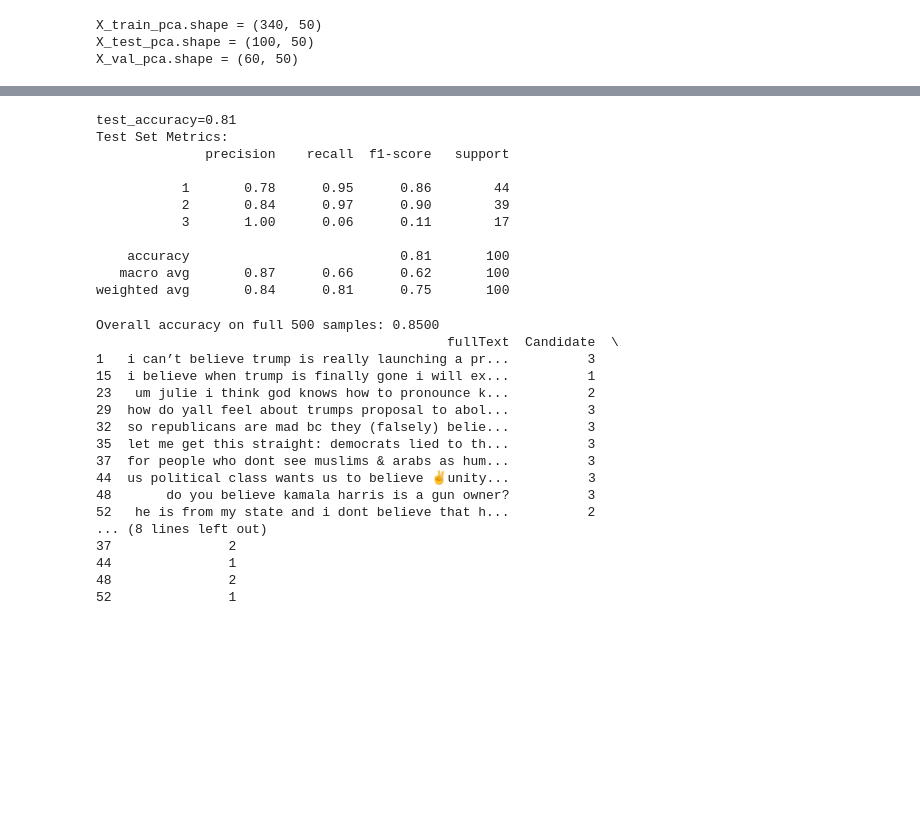
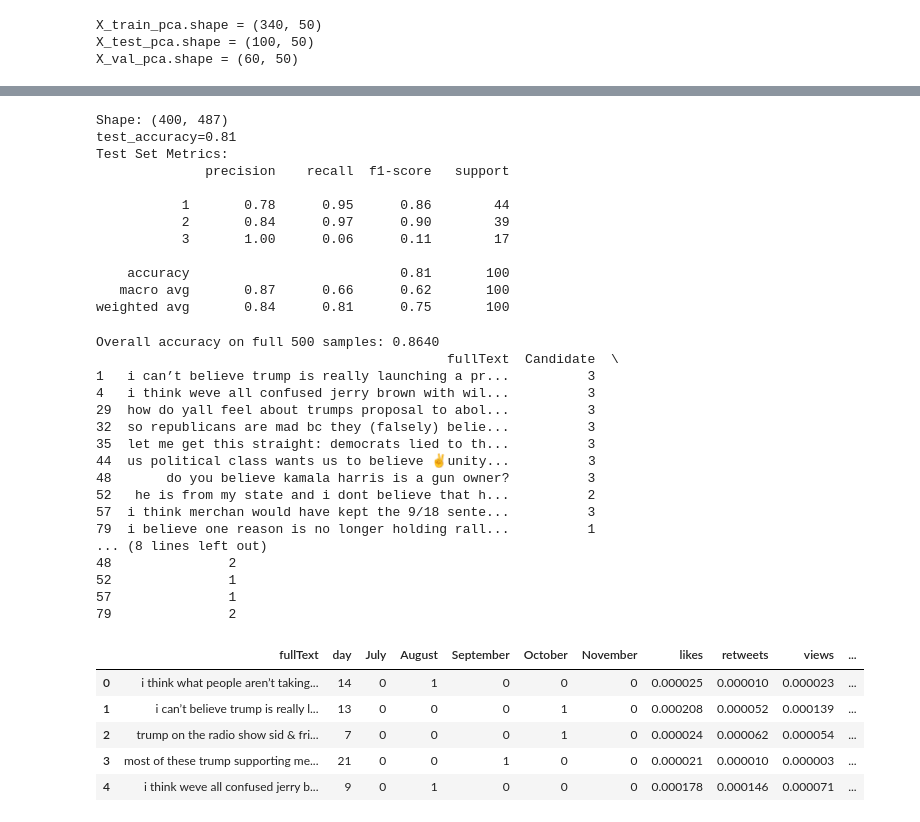
Before and after one commit to avagreyyy4/2024-presidential-election-sentiment-analysis, a Jupyter notebook: Modeling/candidate_randomforest_model.ipynb, the cells around one changed output, grey strips where cells are left out. Drawn from its saved outputs; the diff is of its cells as text; code cells hidden in the pictures; blank space fills up the shorter version.

```diff
--- a/Modeling/candidate_randomforest_model.ipynb
+++ b/Modeling/candidate_randomforest_model.ipynb
@@ -450,13 +403,14 @@ now                                     0.012251
 ########################################
 # STEP 6: Evaluate on test set
 ########################################
-
+X_train_f = pd.concat([X_train, X_val])
+Y_train_f = pd.concat([Y_train, Y_val])
+print("Shape:", X_train_f.shape)
 # WARNING:
 # this code should be run only once;
 # after the hyperparameters have been decided based on the validation performance,
 # then the False can be changed to True to run this code
 if True:
-    model.fit(X_train, Y_train)
     test_accuracy = model.score(X_test, Y_test)
     print(f"test_accuracy={test_accuracy}")
 
@@ -466,6 +420,7 @@ if True:
     print("Test Set Metrics:")
     print(classification_report(Y_test, y_test_pred))
 # %% [output]
+Shape: (400, 487)
 test_accuracy=0.81
 Test Set Metrics:
               precision    recall  f1-score   support
@@ -483,29 +438,35 @@ y_all_pred = model.predict(x_train)
 df_model2 = df_model.reset_index(drop=True)  # Ensure alignment
 df_model2['candidate_pred'] = y_all_pred
 
-df_model2.shape[0]
-df_model2 = df_model2[["fullText", "Candidate", "candidate_pred"]]
-
 accuracy = (df_model2['Candidate'] == df_model2['candidate_pred']).mean()
 print(f"Overall accuracy on full 500 samples: {accuracy:.4f}")
 
 df_mistakes = df_model2[df_model['Candidate'] != df_model2['candidate_pred']]
 print(df_mistakes[['fullText', 'Candidate', 'candidate_pred']].head(10))
 # %% [output]
-Overall accuracy on full 500 samples: 0.8500
+Overall accuracy on full 500 samples: 0.8640
                                              fullText  Candidate  \
 1   i can’t believe trump is really launching a pr...          3
-15  i believe when trump is finally gone i will ex...          1
-23   um julie i think god knows how to pronounce k...          2
+4   i think weve all confused jerry brown with wil...          3
 29  how do yall feel about trumps proposal to abol...          3
 32  so republicans are mad bc they (falsely) belie...          3
 35  let me get this straight: democrats lied to th...          3
-37  for people who dont see muslims & arabs as hum...          3
 44  us political class wants us to believe ✌️unity...          3
 48       do you believe kamala harris is a gun owner?          3
 52   he is from my state and i dont believe that h...          2
+57  i think merchan would have kept the 9/18 sente...          3
+79  i believe one reason is no longer holding rall...          1
 ... (8 lines left out)
-37               2
-44               1
 48               2
 52               1
+57               1
+79               2
+# %%
+df_model2.head(5)
+# %% [output]
+|  | fullText | day | July | August | September | October | November | likes | retweets | views | ... |
+| 0 | i think what people aren’t taking... | 14 | 0 | 1 | 0 | 0 | 0 | 0.000025 | 0.000010 | 0.000023 | ... |
+| 1 | i can’t believe trump is really l... | 13 | 0 | 0 | 0 | 1 | 0 | 0.000208 | 0.000052 | 0.000139 | ... |
+| 2 | trump on the radio show sid & fri... | 7 | 0 | 0 | 0 | 1 | 0 | 0.000024 | 0.000062 | 0.000054 | ... |
+| 3 | most of these trump supporting me... | 21 | 0 | 0 | 1 | 0 | 0 | 0.000021 | 0.000010 | 0.000003 | ... |
+| 4 | i think weve all confused jerry b... | 9 | 0 | 1 | 0 | 0 | 0 | 0.000178 | 0.000146 | 0.000071 | ... |
```
Also changed, not shown: parts of 18 cells of this notebook.
